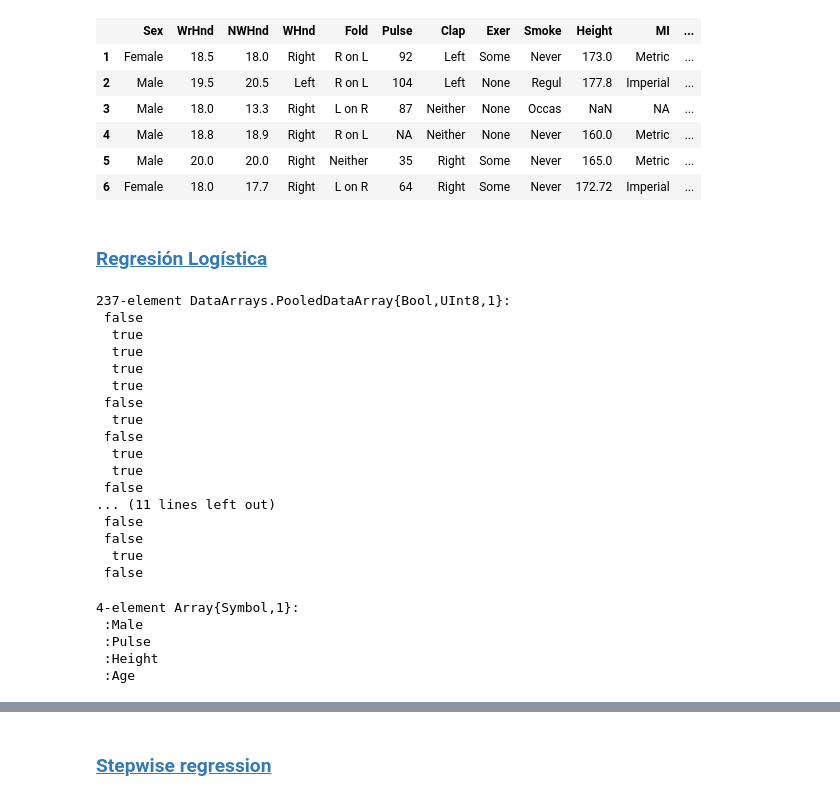
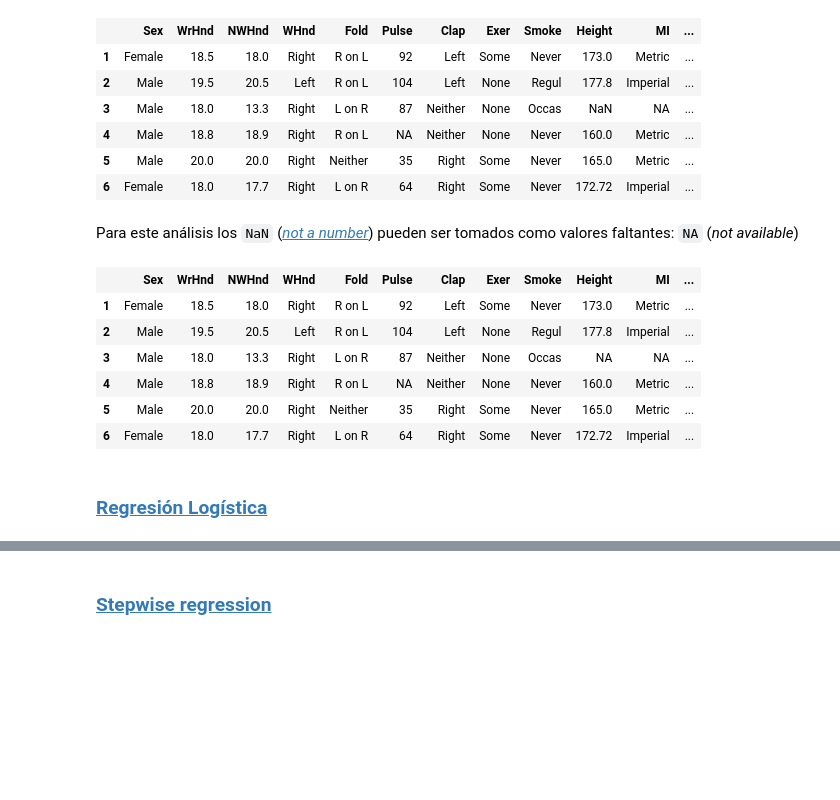
Before and after one commit to diegozea/AnalisisDeDatosCualitativos.jl, a Jupyter notebook: material/II.3.RegresionLogistica.ipynb, the cells around one changed output, grey strips where cells are left out. Saved outputs shown, nothing was run; the diff lists cells and outputs as text; code cells hidden in the pictures; blank space fills up the shorter version.

```diff
--- a/material/II.3.RegresionLogistica.ipynb
+++ b/material/II.3.RegresionLogistica.ipynb
@@ -16,5 +20,18 @@ head(survey)
 | 4 | Male | 18.8 | 18.9 | Right | R on L | NA | Neither | None | Never | 160.0 | Metric | ... |
 | 5 | Male | 20.0 | 20.0 | Right | Neither | 35 | Right | Some | Never | 165.0 | Metric | ... |
 | 6 | Female | 18.0 | 17.7 | Right | L on R | 64 | Right | Some | Never | 172.72 | Imperial | ... |
+# %% [markdown]
+Para este análisis los `NaN` ([*not a number*](https://en.wikipedia.org/wiki/NaN)) pueden ser tomados como valores faltantes: `NA` (*not available*)
+# %%
+survey = readtable("survey.csv", nastrings=["","NA","NaN"])
+head(survey)
+# %% [output]
+|  | Sex | WrHnd | NWHnd | WHnd | Fold | Pulse | Clap | Exer | Smoke | Height | MI | ... |
+| 1 | Female | 18.5 | 18.0 | Right | R on L | 92 | Left | Some | Never | 173.0 | Metric | ... |
+| 2 | Male | 19.5 | 20.5 | Left | R on L | 104 | Left | None | Regul | 177.8 | Imperial | ... |
+| 3 | Male | 18.0 | 13.3 | Right | L on R | 87 | Neither | None | Occas | NA | NA | ... |
+| 4 | Male | 18.8 | 18.9 | Right | R on L | NA | Neither | None | Never | 160.0 | Metric | ... |
+| 5 | Male | 20.0 | 20.0 | Right | Neither | 35 | Right | Some | Never | 165.0 | Metric | ... |
+| 6 | Female | 18.0 | 17.7 | Right | L on R | 64 | Right | Some | Never | 172.72 | Imperial | ... |
 # %% [markdown]
 ### [Regresión Logística](https://en.wikipedia.org/wiki/Logistic_regression)
@@ -23,28 +37,0 @@ using GLM
-# %%
-survey[:Male] = survey[:Sex] .== "Male"
-# %% [output]
-237-element DataArrays.PooledDataArray{Bool,UInt8,1}:
- false
-  true
-  true
-  true
-  true
- false
-  true
- false
-  true
-  true
- false
-... (11 lines left out)
- false
- false
-  true
- false
-# %%
-variables = [:Male,:Pulse,:Height,:Age]
-# %% [output]
-4-element Array{Symbol,1}:
- :Male
- :Pulse
- :Height
- :Age
```
Also changed, not shown: parts of 87 cells of this notebook, 5 other files.
